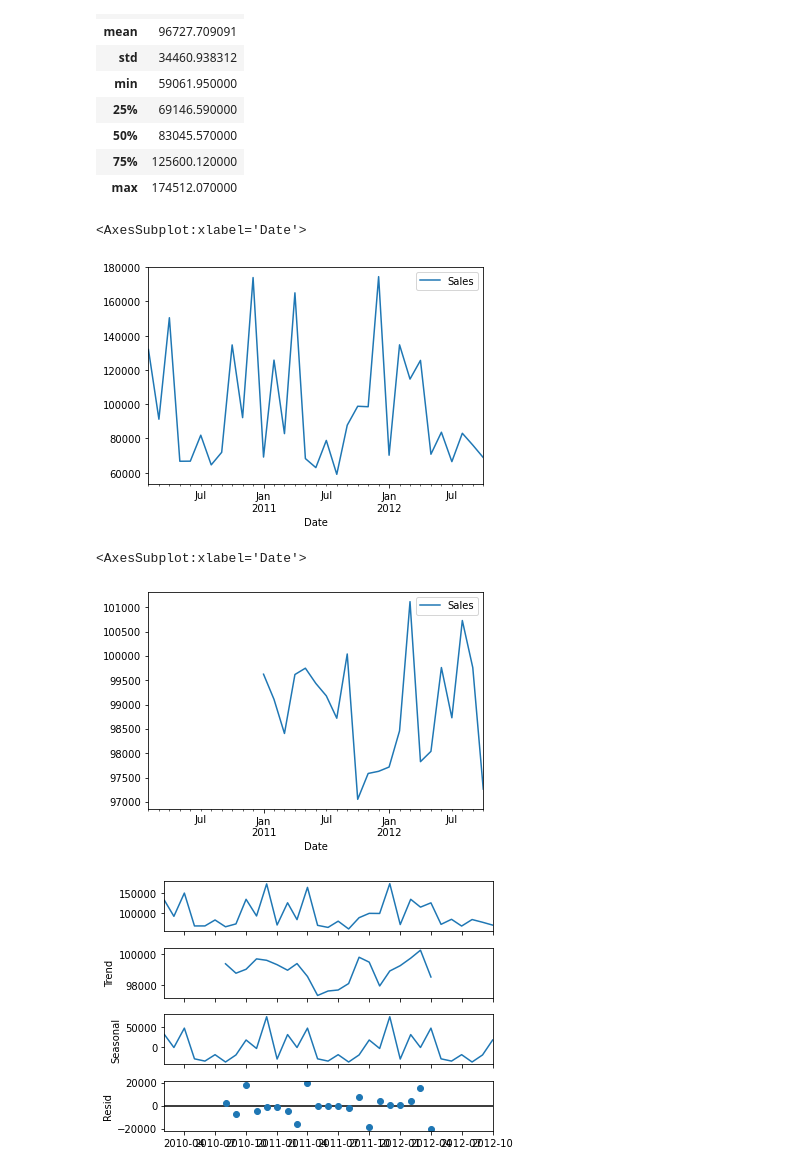
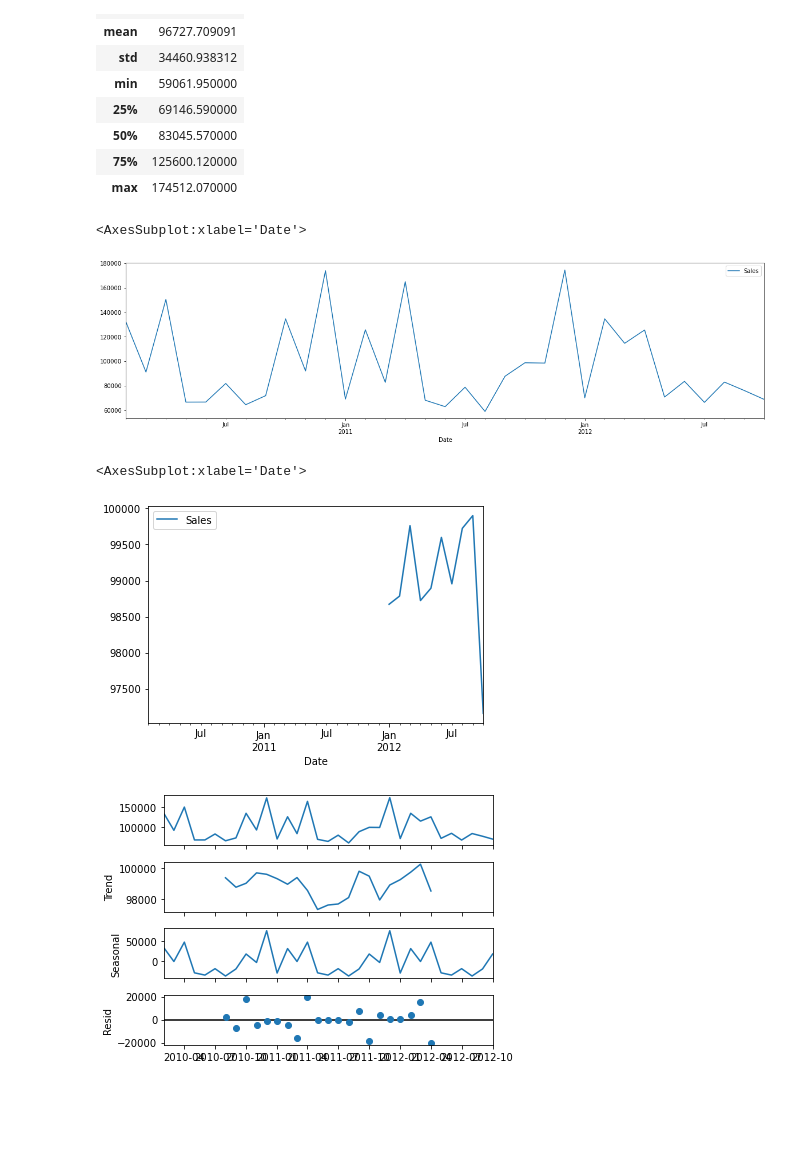
Before and after one commit to VV1707/ForecastingwithHoltWinterMethod, a Jupyter notebook: prediction-HOLT_WINTER_METHOD.ipynb, the cells around one changed output. Drawn from its saved outputs; the diff is of its cells as text; code cells hidden in the pictures; blank space fills up the shorter version.

```diff
--- a/prediction-HOLT_WINTER_METHOD.ipynb
+++ b/prediction-HOLT_WINTER_METHOD.ipynb
@@ -39,18 +40,18 @@ data.describe()
 | 75% | 125600.120000 |
 | max | 174512.070000 |
 # %%
-data.plot()
+data.plot(figsize=(20,5))
 # %% [output]
 <AxesSubplot:xlabel='Date'>
-[figure, old version]
+[figure, new version]
 # %%
 #since trend is not clear
 #smoothing of time series (remove initial values)
-data_ma=data.rolling(window=12).mean()
+data_ma=data.rolling(window=24).mean()
 data_ma.plot()
 # %% [output]
 <AxesSubplot:xlabel='Date'>
-[figure, old version]
+[figure, new version]
 # %%
 # seasonality: periodic pattern considered for a fixed short duration
 # trend: decreasing,increasing or constant over a long period with unknown end
```
Also changed, not shown: parts of 18 cells of this notebook.
